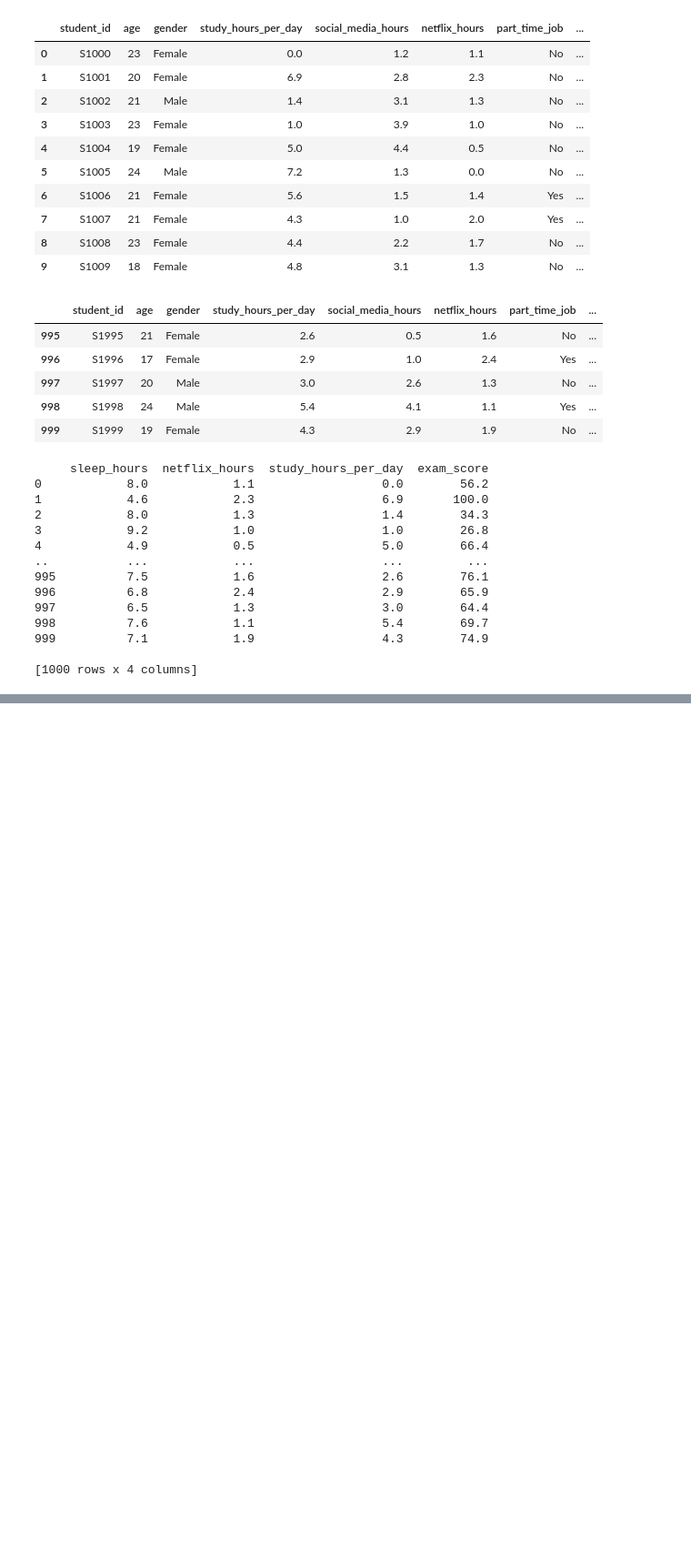
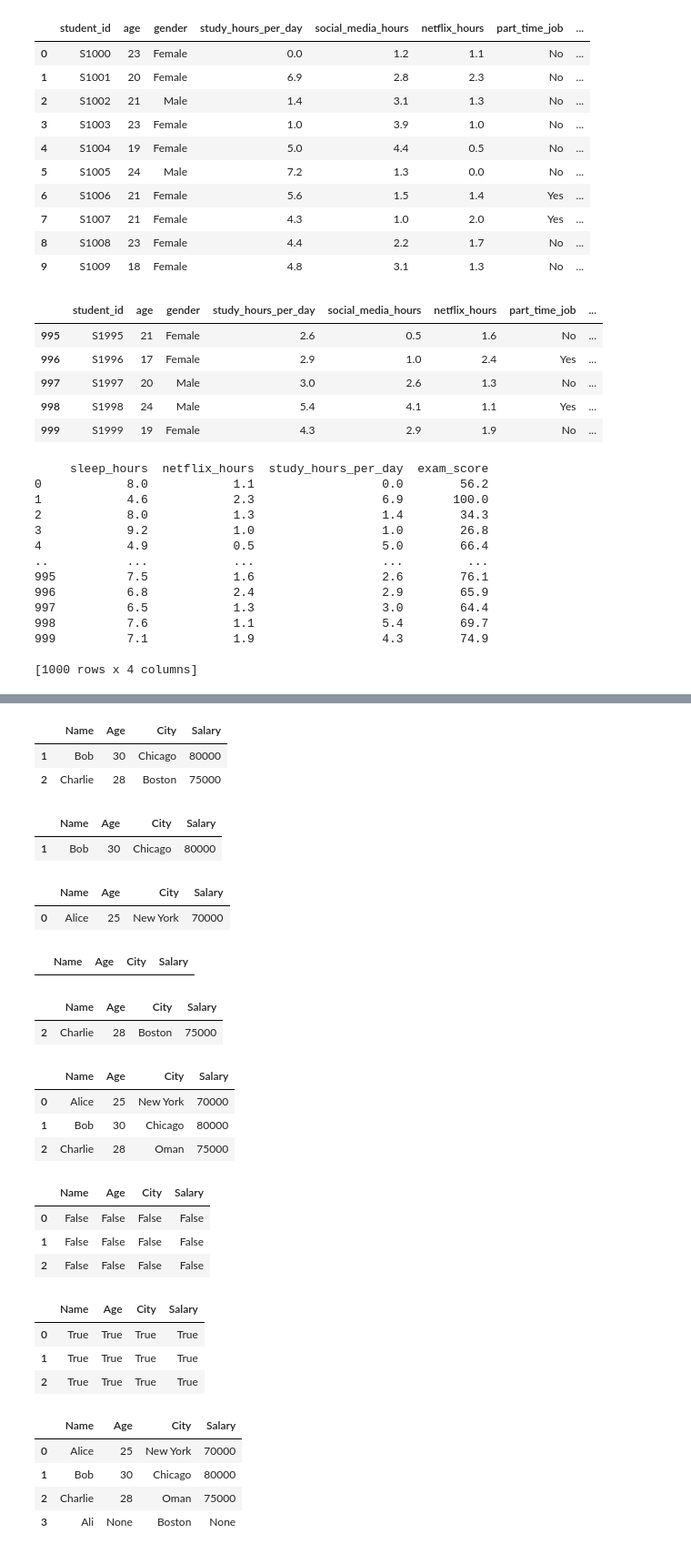
Before and after one commit to IBREEZZ/Code_Academy_Makeen2, a Jupyter notebook: week3.ipynb, the cells around one changed output, grey strips where cells are left out. Shown at 91% size. Cells and saved outputs as stored; diff of their text form; code cells hidden in the pictures; blank space fills up the shorter version.

```diff
--- a/week3.ipynb
+++ b/week3.ipynb
@@ -802,0 +805,2 @@ print(df[['sleep_hours','netflix_hours','study_hours_per_day','exam_score']])
+# %%
+df = pd.read_csv('/content/employees.csv')
@@ -802,0 +844,57 @@ print(df[['sleep_hours','netflix_hours','study_hours_per_day','exam_score']])
+# %%
+df[df['Salary'].between(75000,80000)]
+# %% [output]
+|  | Name | Age | City | Salary |
+| 1 | Bob | 30 | Chicago | 80000 |
+| 2 | Charlie | 28 | Boston | 75000 |
+# %%
+df[df['City'].str.contains('c')]
+# %% [output]
+|  | Name | Age | City | Salary |
+| 1 | Bob | 30 | Chicago | 80000 |
+# %%
+df[df['City'].str.startswith('N')]
+# %% [output]
+|  | Name | Age | City | Salary |
+| 0 | Alice | 25 | New York | 70000 |
+# %%
+df[df['City'].str.startswith('n')] #captel later is diffrent than small later
+# %% [output]
+|  | Name | Age | City | Salary |
+# %%
+df[df['City'].str.endswith('n')]
+# %% [output]
+|  | Name | Age | City | Salary |
+| 2 | Charlie | 28 | Boston | 75000 |
+# %%
+df['City'] = df['City'].str.replace('Boston', 'Oman')
+
+df
+# %% [output]
+|  | Name | Age | City | Salary |
+| 0 | Alice | 25 | New York | 70000 |
+| 1 | Bob | 30 | Chicago | 80000 |
+| 2 | Charlie | 28 | Oman | 75000 |
+# %%
+df.isnull()
+# %% [output]
+|  | Name | Age | City | Salary |
+| 0 | False | False | False | False |
+| 1 | False | False | False | False |
+| 2 | False | False | False | False |
+# %%
+df.notnull()
+# %% [output]
+|  | Name | Age | City | Salary |
+| 0 | True | True | True | True |
+| 1 | True | True | True | True |
+| 2 | True | True | True | True |
+# %%
+df.loc[len(df)] = ['Ali', None, 'Boston',None]
+df
+# %% [output]
+|  | Name | Age | City | Salary |
+| 0 | Alice | 25 | New York | 70000 |
+| 1 | Bob | 30 | Chicago | 80000 |
+| 2 | Charlie | 28 | Oman | 75000 |
+| 3 | Ali | None | Boston | None |
```
Also changed, not shown: parts of 20 cells of this notebook.
